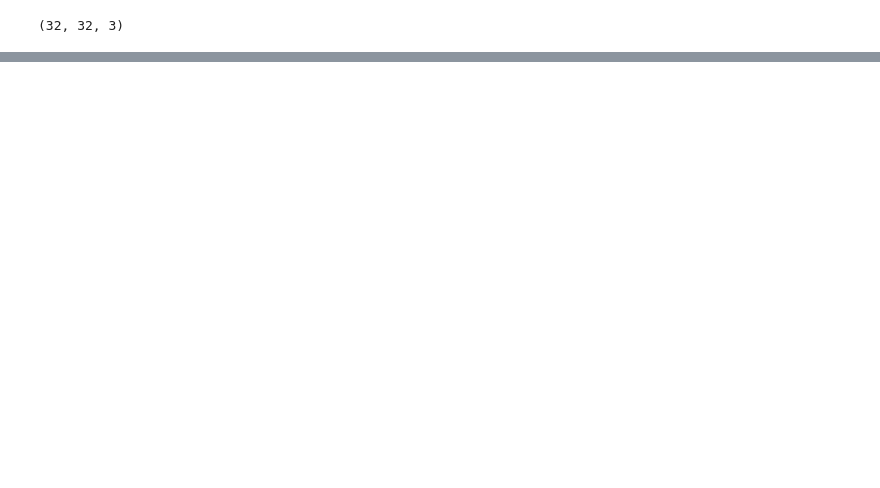
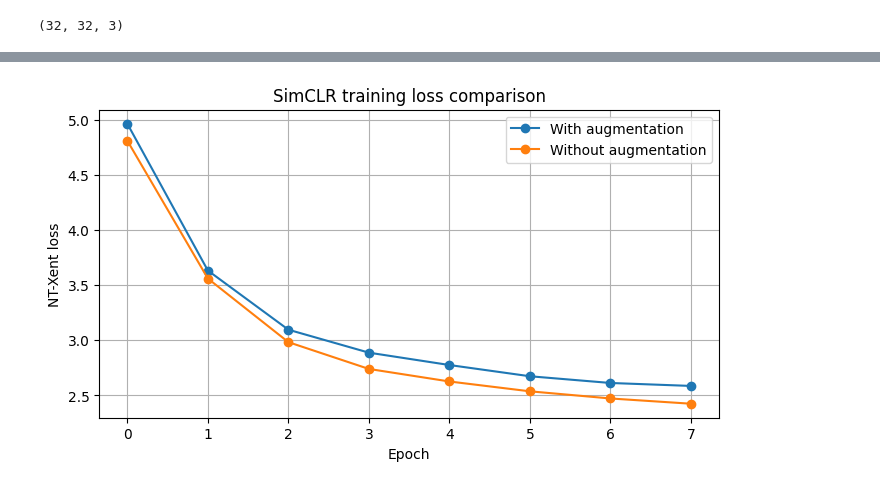
Before and after one commit to SmayanKulkarni/Practicals, a Jupyter notebook: simCLR.ipynb, the cells around one changed output, grey strips where cells are left out. Saved outputs shown, nothing was run; the diff lists cells and outputs as text; code cells hidden in the pictures; blank space fills up the shorter version.

```diff
--- a/simCLR.ipynb
+++ b/simCLR.ipynb
@@ -42,6 +45,7 @@ I0000 00:00:1767670361.405160   45067 gpu_device.cc:2019] Created device /job:lo
 # %%
-def identity_aug(x):
-    return x
+identity_aug = tf.keras.Sequential([
+    tf.keras.layers.Rescaling(1./255)
+], name="identity_aug")
 # %%
 AUTOTUNE = tf.data.AUTOTUNE
 batch_size = 256
@@ -55,5 +61,6 @@ def make_simclr_ds(images, aug_fn):
     return ds
 # %%
 ds_aug = make_simclr_ds(x_train_small, strong_aug)
-ds_plain = make_simclr_ds(x_train_small, lambda x : identity_aug(x))
+ds_plain = make_simclr_ds(x_train_small, identity_aug)
+ds_aug, ds_plain
 # %% [output]
@@ -63,0 +107,25 @@ TypeError: in user code:
+# %%
+def train_simclr(ds, name, epochs=epochs, temperature=temperature):
+    encoder = build_encoder(input_shape)
+    projection_head = build_projection_head()
+    optimizer = optimizers.Adam(1e-3)
+    trainable_vars = encoder.trainable_variables + projection_head.trainable_variables
+    history = []
+
+    for epoch in range(epochs):
+        mean_loss = tf.metrics.Mean()
+        for view1, view2 in ds:
+            with tf.GradientTape() as tape:
+                z1 = projection_head(encoder(view1, training=True), training=True)
+                z2 = projection_head(encoder(view2, training=True), training=True)
+                loss = nt_xent_loss(z1, z2, temperature)
+            grads = tape.gradient(loss, trainable_vars)
+            optimizer.apply_gradients(zip(grads, trainable_vars))
+            mean_loss.update_state(loss)
+        epoch_loss = mean_loss.result().numpy().item()
+        history.append(epoch_loss)
+        print(f"{name} epoch {epoch+1}/{epochs} - loss: {epoch_loss:.4f}")
+    return history
+# %%
+loss_with_aug = train_simclr(ds_aug, name="With strong augmentation")
+loss_no_aug = train_simclr(ds_plain, name="Without augmentation")
@@ -63,0 +155,12 @@ TypeError: in user code:
+# %%
+plt.figure(figsize=(8,4))
+plt.plot(loss_with_aug, label='With augmentation', marker='o')
+plt.plot(loss_no_aug, label='Without augmentation', marker='o')
+plt.xlabel('Epoch')
+plt.ylabel('NT-Xent loss')
+plt.title('SimCLR training loss comparison')
+plt.legend()
+plt.grid(True)
+plt.show()
+# %% [output]
+[figure, added]
```
Also changed, not shown: parts of 9 cells of this notebook, 31 other files.
